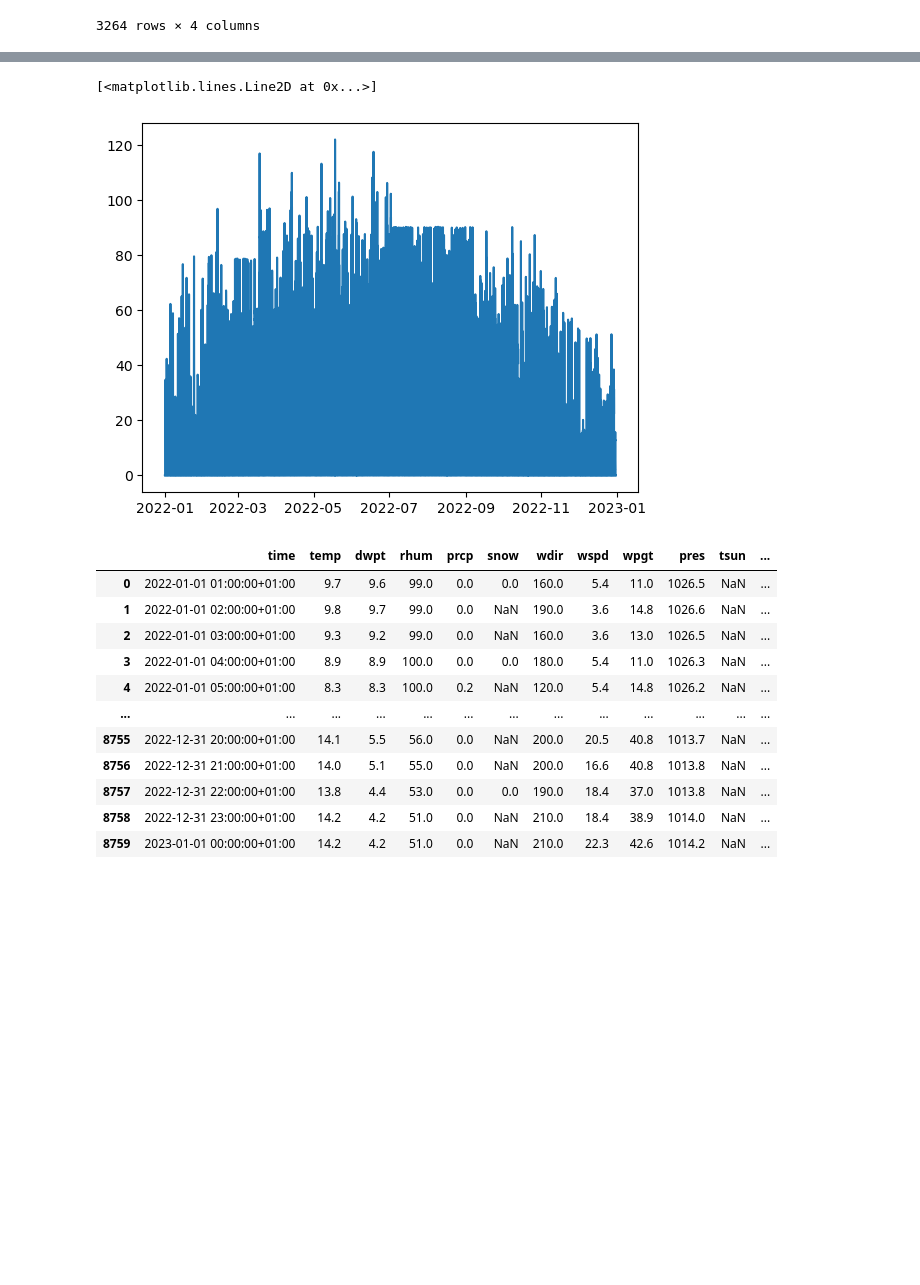
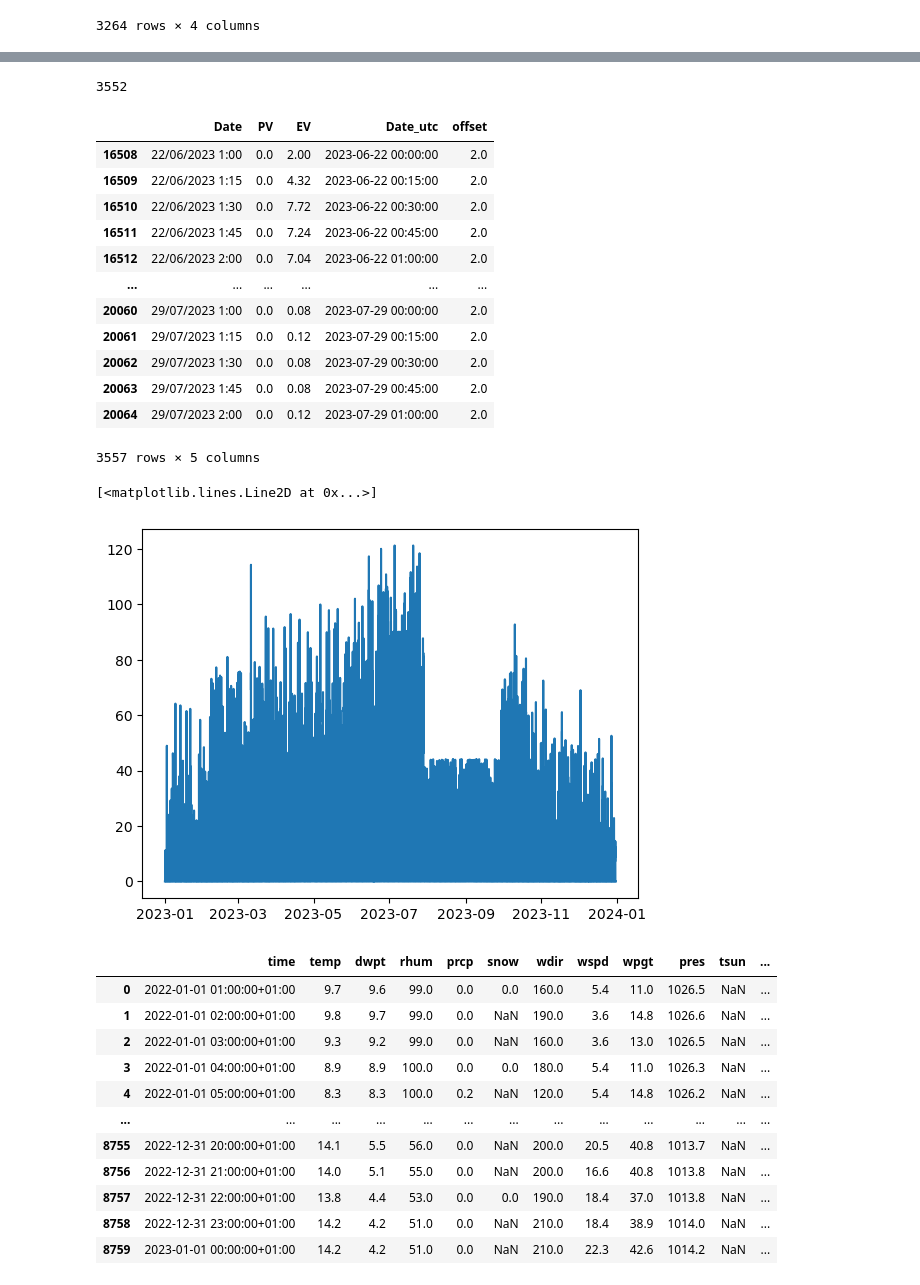
Before and after one commit to SpongeStark/Pre-PhD, a Jupyter notebook: demo/PV_2023_limit_configuration copy.ipynb, the cells around one changed output, grey strips where cells are left out. Cells and saved outputs as stored; diff of their text form; code cells hidden in the pictures; blank space fills up the shorter version.

```diff
--- a/demo/PV_2023_limit_configuration copy.ipynb
+++ b/demo/PV_2023_limit_configuration copy.ipynb
@@ -191,9 +191,29 @@ plt.plot(s)
+# %%
+len(s)
+# %% [output]
+3552
+# %%
+dts1.loc[initial:final]
+# %% [output]
+|  | Date | PV | EV | Date_utc | offset |
+| 16508 | 22/06/2023 1:00 | 0.0 | 2.00 | 2023-06-22 00:00:00 | 2.0 |
+| 16509 | 22/06/2023 1:15 | 0.0 | 4.32 | 2023-06-22 00:15:00 | 2.0 |
+| 16510 | 22/06/2023 1:30 | 0.0 | 7.72 | 2023-06-22 00:30:00 | 2.0 |
+| 16511 | 22/06/2023 1:45 | 0.0 | 7.24 | 2023-06-22 00:45:00 | 2.0 |
+| 16512 | 22/06/2023 2:00 | 0.0 | 7.04 | 2023-06-22 01:00:00 | 2.0 |
+| ... | ... | ... | ... | ... | ... |
+| 20060 | 29/07/2023 1:00 | 0.0 | 0.08 | 2023-07-29 00:00:00 | 2.0 |
+| 20061 | 29/07/2023 1:15 | 0.0 | 0.12 | 2023-07-29 00:15:00 | 2.0 |
+| 20062 | 29/07/2023 1:30 | 0.0 | 0.08 | 2023-07-29 00:30:00 | 2.0 |
+| 20063 | 29/07/2023 1:45 | 0.0 | 0.08 | 2023-07-29 00:45:00 | 2.0 |
+| 20064 | 29/07/2023 2:00 | 0.0 | 0.12 | 2023-07-29 01:00:00 | 2.0 |
+3557 rows × 5 columns
 # %%
-dts1.loc[initial:final-1,'PV'] = s
+dts1.loc[initial:final-5,'PV'] = s
 plt.plot(dts1.Date_utc.dt.tz_localize(None), dts1['PV'])
 # %% [output]
 [<matplotlib.lines.Line2D at 0x...>]
-[figure, old version]
+[figure, new version]
 # %%
 temp = pd.read_csv(root_proj / f"DATA_SYSTEM_LIDL/Temperature/orly_{year}_hourly_weather.csv", sep=",")
 temp["Date"]= pd.to_datetime(temp["time"], utc=True)
```
Also changed, not shown: parts of 9 cells of this notebook.
